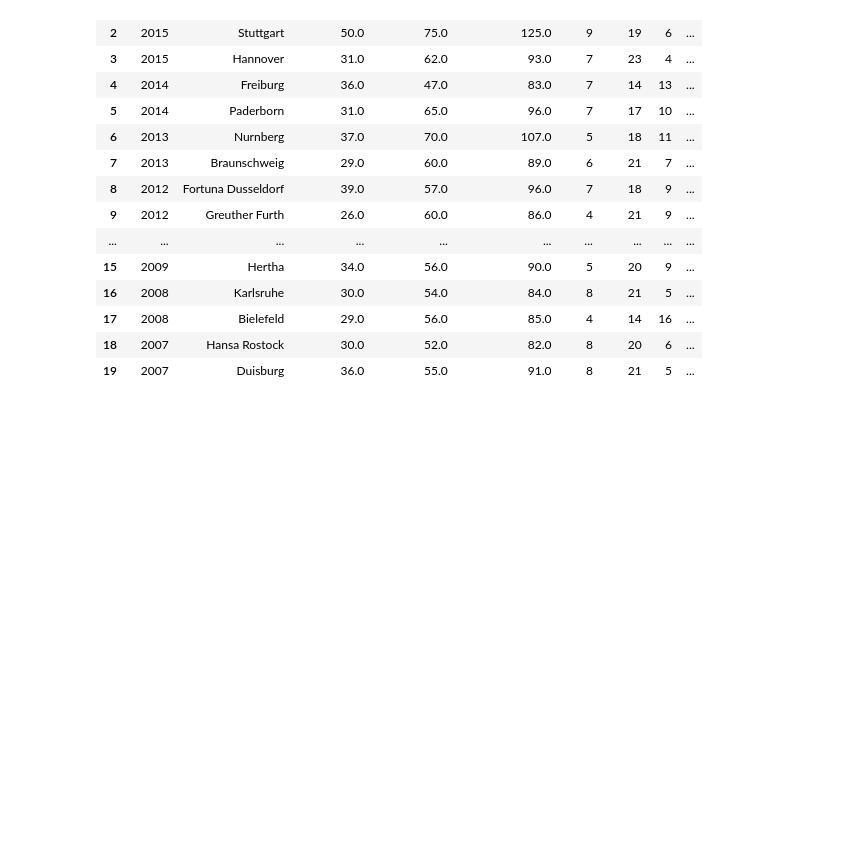
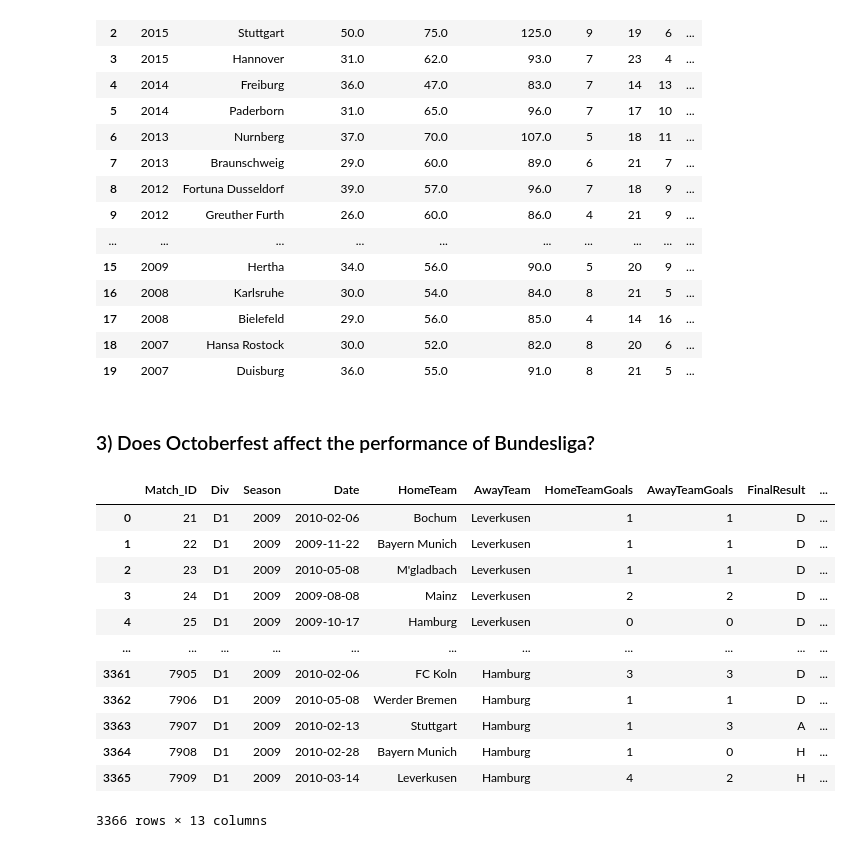
Before and after one commit to gabaghul/pyspark-study, a Jupyter notebook: study.ipynb, the cells around one changed output. Drawn from its saved outputs; the diff is of its cells as text; code cells hidden in the pictures; blank space fills up the shorter version.

```diff
--- a/study.ipynb
+++ b/study.ipynb
@@ -182,12 +182,12 @@ table_df
 # %% [markdown]
 ### 2) Which teams have been relegated in the past 10 years?
 # %%
-bundesliga_relegated = df_matches \
+bundesliga_last_decade = df_matches \
                         .filter((col('Season') >= 2007) &
                                 (col('Season') <= 2017) &
                                 (col('Div') == 'D1'))
 
-home = bundesliga_relegated.groupby('Season', 'HomeTeam') \
+home = bundesliga_last_decade.groupby('Season', 'HomeTeam') \
        .agg(sum('HomeTeamWin').alias('TotalHomeWin'),
             sum('AwayTeamWin').alias('TotalHomeLoss'),
             sum('GameTie').alias('TotalHomeTie'),
@@ -195,7 +195,7 @@ home = bundesliga_relegated.groupby('Season', 'HomeTeam') \
             sum('AwayTeamGoals').alias('HomeAgainstGoals')) \
        .withColumnRenamed('HomeTeam', 'Team')
 
-away = bundesliga_relegated.groupby('Season', 'AwayTeam') \
+away = bundesliga_last_decade.groupby('Season', 'AwayTeam') \
        .agg(sum('AwayTeamWin').alias('TotalAwayWin'),
             sum('HomeTeamWin').alias('TotalAwayLoss'),
             sum('GameTie').alias('TotalAwayTie'),
@@ -275,3 +275,46 @@ table_df
 | 17 | 2008 | Bielefeld | 29.0 | 56.0 | 85.0 | 4 | 14 | 16 | ... |
 | 18 | 2007 | Hansa Rostock | 30.0 | 52.0 | 82.0 | 8 | 20 | 6 | ... |
 | 19 | 2007 | Duisburg | 36.0 | 55.0 | 91.0 | 8 | 21 | 5 | ... |
+# %% [markdown]
+### 3) Does Octoberfest affect the performance of Bundesliga?
+# %%
+from pyspark.sql.functions import udf
+
+def mapMonth(month):
+    switcher = {
+        1: 'January',
+        2: 'February',
+        3: 'March',
+        4: 'April',
+        5: 'May',
+        6: 'June',
+        7: 'July',
+        8: 'August',
+        9: 'September',
+        10: 'October',
+        11: 'November',
+        12: 'December'
+    }
+
+    return switcher.get(month, 'Invalid month')
+
+month_udf = udf(mapMonth)
+
+bundesliga_monthly = bundesliga_last_decade \
+                        .withColumn('Month', month_udf(month('Date')))
+
+bundesliga_monthly.toPandas()
+# %% [output]
+|  | Match_ID | Div | Season | Date | HomeTeam | AwayTeam | HomeTeamGoals | AwayTeamGoals | FinalResult | ... |
+| 0 | 21 | D1 | 2009 | 2010-02-06 | Bochum | Leverkusen | 1 | 1 | D | ... |
+| 1 | 22 | D1 | 2009 | 2009-11-22 | Bayern Munich | Leverkusen | 1 | 1 | D | ... |
+| 2 | 23 | D1 | 2009 | 2010-05-08 | M'gladbach | Leverkusen | 1 | 1 | D | ... |
+| 3 | 24 | D1 | 2009 | 2009-08-08 | Mainz | Leverkusen | 2 | 2 | D | ... |
+| 4 | 25 | D1 | 2009 | 2009-10-17 | Hamburg | Leverkusen | 0 | 0 | D | ... |
+| ... | ... | ... | ... | ... | ... | ... | ... | ... | ... | ... |
+| 3361 | 7905 | D1 | 2009 | 2010-02-06 | FC Koln | Hamburg | 3 | 3 | D | ... |
+| 3362 | 7906 | D1 | 2009 | 2010-05-08 | Werder Bremen | Hamburg | 1 | 1 | D | ... |
+| 3363 | 7907 | D1 | 2009 | 2010-02-13 | Stuttgart | Hamburg | 1 | 3 | A | ... |
+| 3364 | 7908 | D1 | 2009 | 2010-02-28 | Bayern Munich | Hamburg | 1 | 0 | H | ... |
+| 3365 | 7909 | D1 | 2009 | 2010-03-14 | Leverkusen | Hamburg | 4 | 2 | H | ... |
+3366 rows × 13 columns
```
Also changed, not shown: parts of 1 cell of this notebook.
